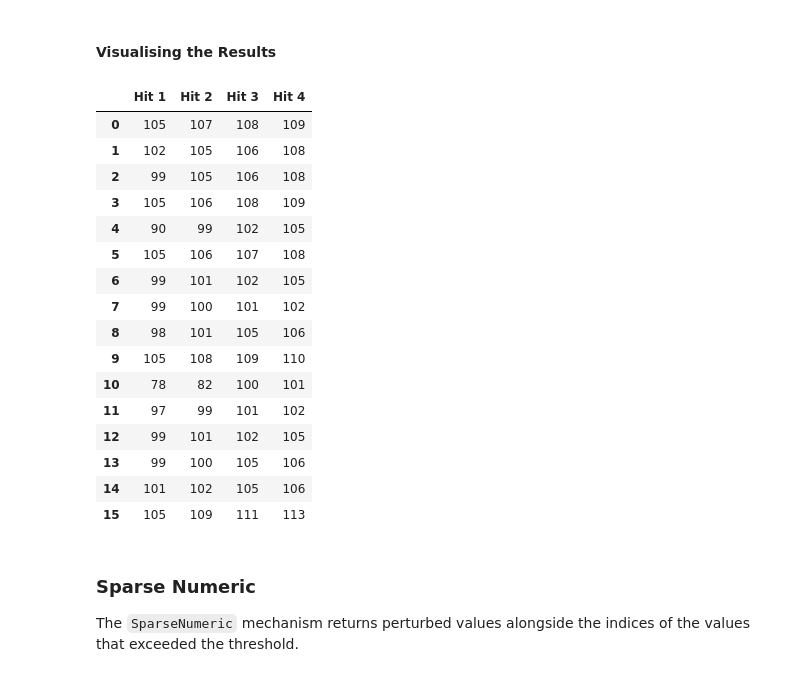
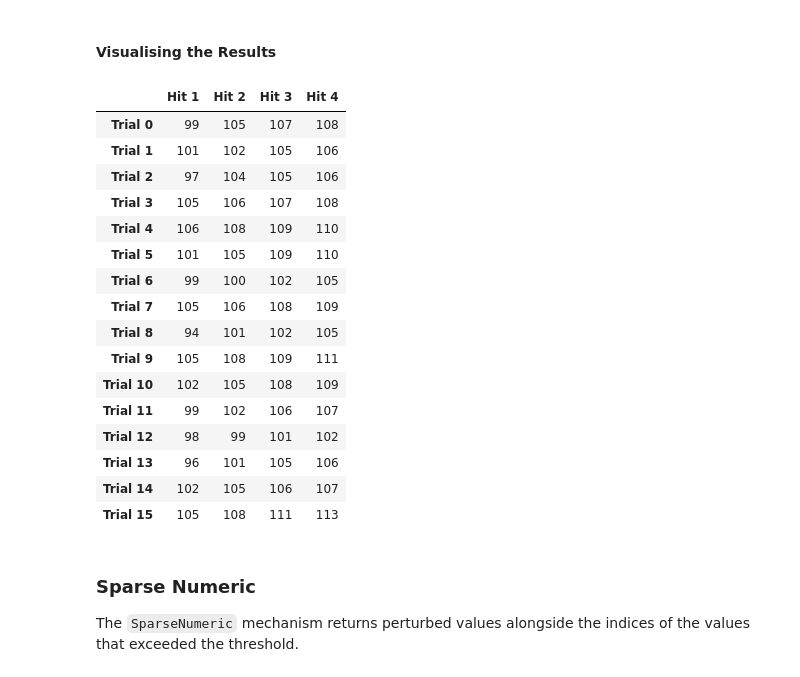
Before and after one commit to anusii/RelM, a Jupyter notebook: examples/relm_demo.ipynb, the cells around one changed output. Cells and saved outputs as stored; diff of their text form; code cells hidden in the pictures.

```diff
--- a/examples/relm_demo.ipynb
+++ b/examples/relm_demo.ipynb
@@ -235,32 +232,34 @@ indices = mechanism.release(values)
 # %%
 TRIALS = 16
 cutoff = 4
 threshold = 100
 indices = np.empty((TRIALS, cutoff), dtype=np.int)
 for i in range(TRIALS):
     mechanism = SparseIndicator(epsilon=1.0, sensitivity=1.0, threshold=threshold, cutoff=cutoff)
     indices[i] = mechanism.release(values)
 
-df = pd.DataFrame(indices, columns=["Hit %i" % (j+1) for j in range(cutoff)])
+df = pd.DataFrame(indices,
+                  columns=["Hit %i" % (j+1) for j in range(cutoff)],
+                  index=["Trial %i" % i for i in range(TRIALS)])
 display(df)
 # %% [output]
 |  | Hit 1 | Hit 2 | Hit 3 | Hit 4 |
-| 0 | 105 | 107 | 108 | 109 |
-| 1 | 102 | 105 | 106 | 108 |
-| 2 | 99 | 105 | 106 | 108 |
-| 3 | 105 | 106 | 108 | 109 |
-| 4 | 90 | 99 | 102 | 105 |
-| 5 | 105 | 106 | 107 | 108 |
-| 6 | 99 | 101 | 102 | 105 |
-| 7 | 99 | 100 | 101 | 102 |
-| 8 | 98 | 101 | 105 | 106 |
-| 9 | 105 | 108 | 109 | 110 |
-| 10 | 78 | 82 | 100 | 101 |
-| 11 | 97 | 99 | 101 | 102 |
-| 12 | 99 | 101 | 102 | 105 |
-| 13 | 99 | 100 | 105 | 106 |
-| 14 | 101 | 102 | 105 | 106 |
-| 15 | 105 | 109 | 111 | 113 |
+| Trial 0 | 99 | 105 | 107 | 108 |
+| Trial 1 | 101 | 102 | 105 | 106 |
+| Trial 2 | 97 | 104 | 105 | 106 |
+| Trial 3 | 105 | 106 | 107 | 108 |
+| Trial 4 | 106 | 108 | 109 | 110 |
+| Trial 5 | 101 | 105 | 109 | 110 |
+| Trial 6 | 99 | 100 | 102 | 105 |
+| Trial 7 | 105 | 106 | 108 | 109 |
+| Trial 8 | 94 | 101 | 102 | 105 |
+| Trial 9 | 105 | 108 | 109 | 111 |
+| Trial 10 | 102 | 105 | 108 | 109 |
+| Trial 11 | 99 | 102 | 106 | 107 |
+| Trial 12 | 98 | 99 | 101 | 102 |
+| Trial 13 | 96 | 101 | 105 | 106 |
+| Trial 14 | 102 | 105 | 106 | 107 |
+| Trial 15 | 105 | 108 | 111 | 113 |
 # %% [markdown]
 ### Sparse Numeric
 The `SparseNumeric` mechanism returns perturbed values alongside the indices of the values that exceeded the threshold.
```
Also changed, not shown: parts of 19 cells of this notebook, 4 other files.
